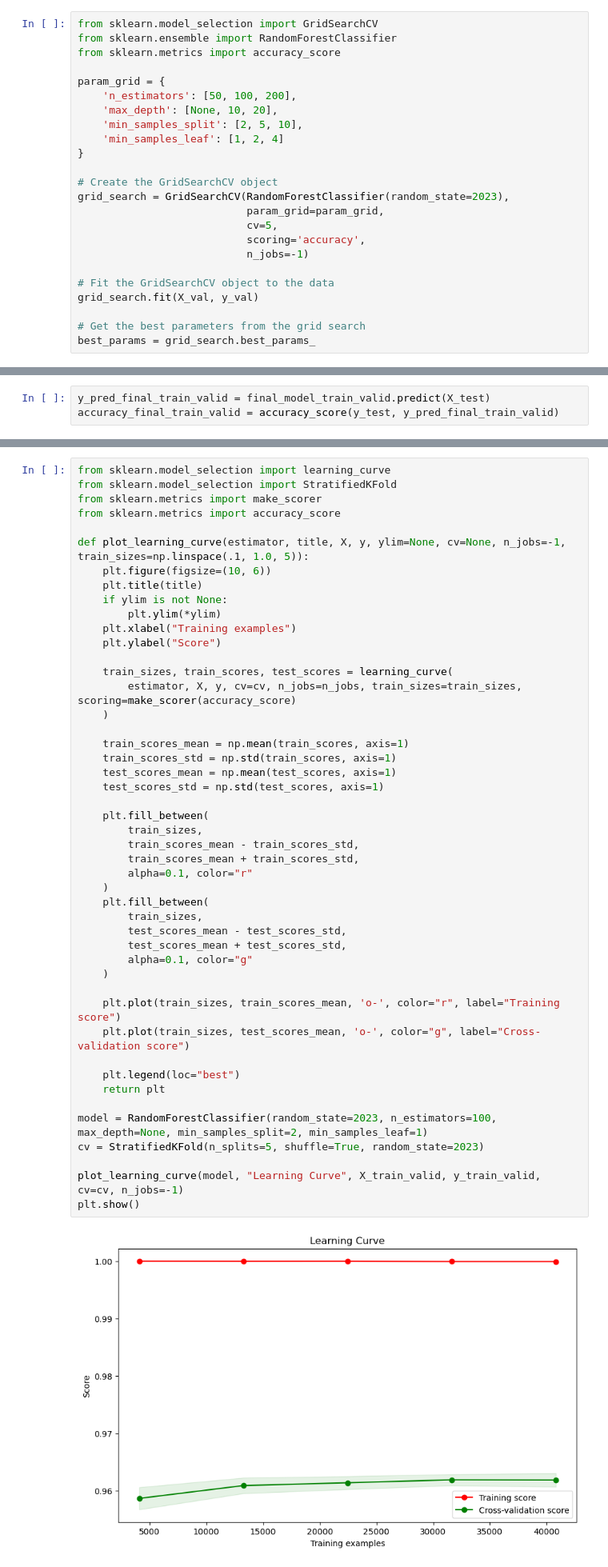
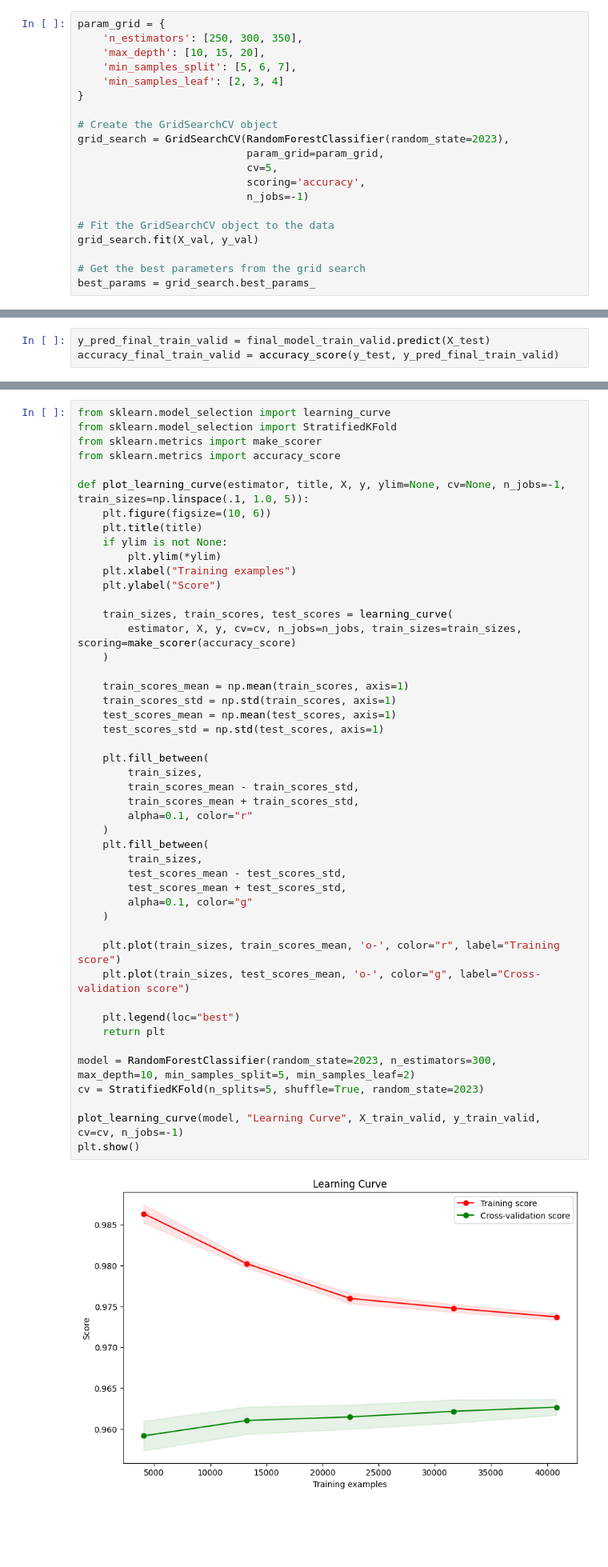
Before and after one commit to BaoDias2505/FinalProject_Introduction-to-data-science, a Jupyter notebook: src/04-Data_modelling.ipynb, the cells around one changed output, grey strips where cells are left out. Shown: that part at 80% size. Saved outputs shown, nothing was run; the diff lists cells and outputs as text; blank space fills up the shorter version.

```diff
--- a/src/04-Data_modelling.ipynb
+++ b/src/04-Data_modelling.ipynb
@@ -133,15 +133,11 @@ generate_baseline_result(models, X_train, y_train, metrics='accuracy',cv=5,plot_
 # %% [markdown]
 ## Fine - tune
 # %%
-from sklearn.model_selection import GridSearchCV
-from sklearn.ensemble import RandomForestClassifier
-from sklearn.metrics import accuracy_score
-
 param_grid = {
-    'n_estimators': [50, 100, 200],
-    'max_depth': [None, 10, 20],
-    'min_samples_split': [2, 5, 10],
-    'min_samples_leaf': [1, 2, 4]
+    'n_estimators': [250, 300, 350],
+    'max_depth': [10, 15, 20],
+    'min_samples_split': [5, 6, 7],
+    'min_samples_leaf': [2, 3, 4]
 }
 
 # Create the GridSearchCV object
@@ -210,32 +206,32 @@ def plot_learning_curve(estimator, title, X, y, ylim=None, cv=None, n_jobs=-1, t
 
     train_scores_mean = np.mean(train_scores, axis=1)
     train_scores_std = np.std(train_scores, axis=1)
     test_scores_mean = np.mean(test_scores, axis=1)
     test_scores_std = np.std(test_scores, axis=1)
 
     plt.fill_between(
         train_sizes,
         train_scores_mean - train_scores_std,
         train_scores_mean + train_scores_std,
         alpha=0.1, color="r"
     )
     plt.fill_between(
         train_sizes,
         test_scores_mean - test_scores_std,
         test_scores_mean + test_scores_std,
         alpha=0.1, color="g"
     )
 
     plt.plot(train_sizes, train_scores_mean, 'o-', color="r", label="Training score")
     plt.plot(train_sizes, test_scores_mean, 'o-', color="g", label="Cross-validation score")
 
     plt.legend(loc="best")
     return plt
 
-model = RandomForestClassifier(random_state=2023, n_estimators=100, max_depth=None, min_samples_split=2, min_samples_leaf=1)
+model = RandomForestClassifier(random_state=2023, n_estimators=300, max_depth=10, min_samples_split=5, min_samples_leaf=2)
 cv = StratifiedKFold(n_splits=5, shuffle=True, random_state=2023)
 
 plot_learning_curve(model, "Learning Curve", X_train_valid, y_train_valid, cv=cv, n_jobs=-1)
 plt.show()
 # %% [output]
-[figure, old version]
+[figure, new version]
```
Also changed, not shown: parts of 7 cells of this notebook.
